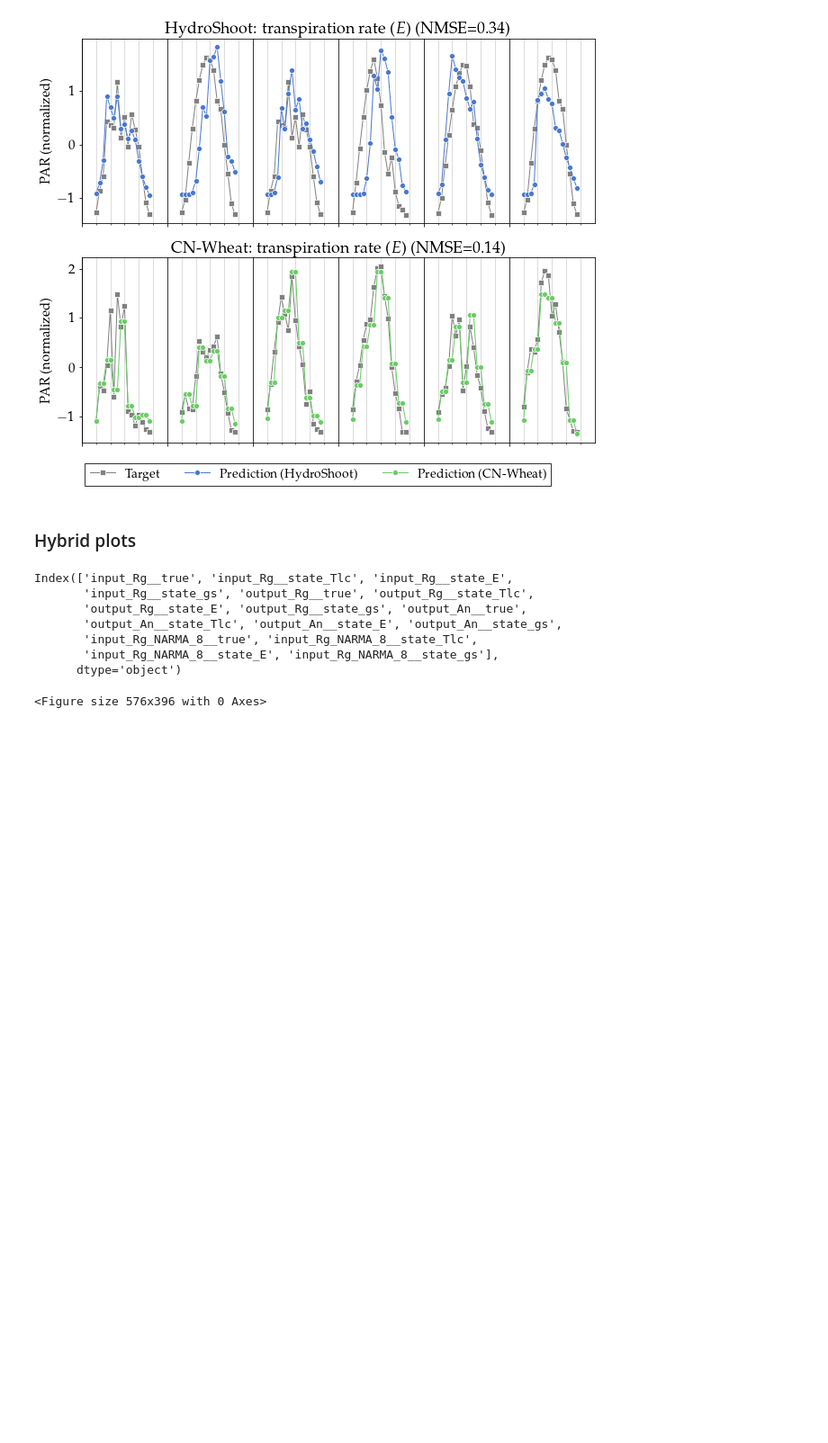
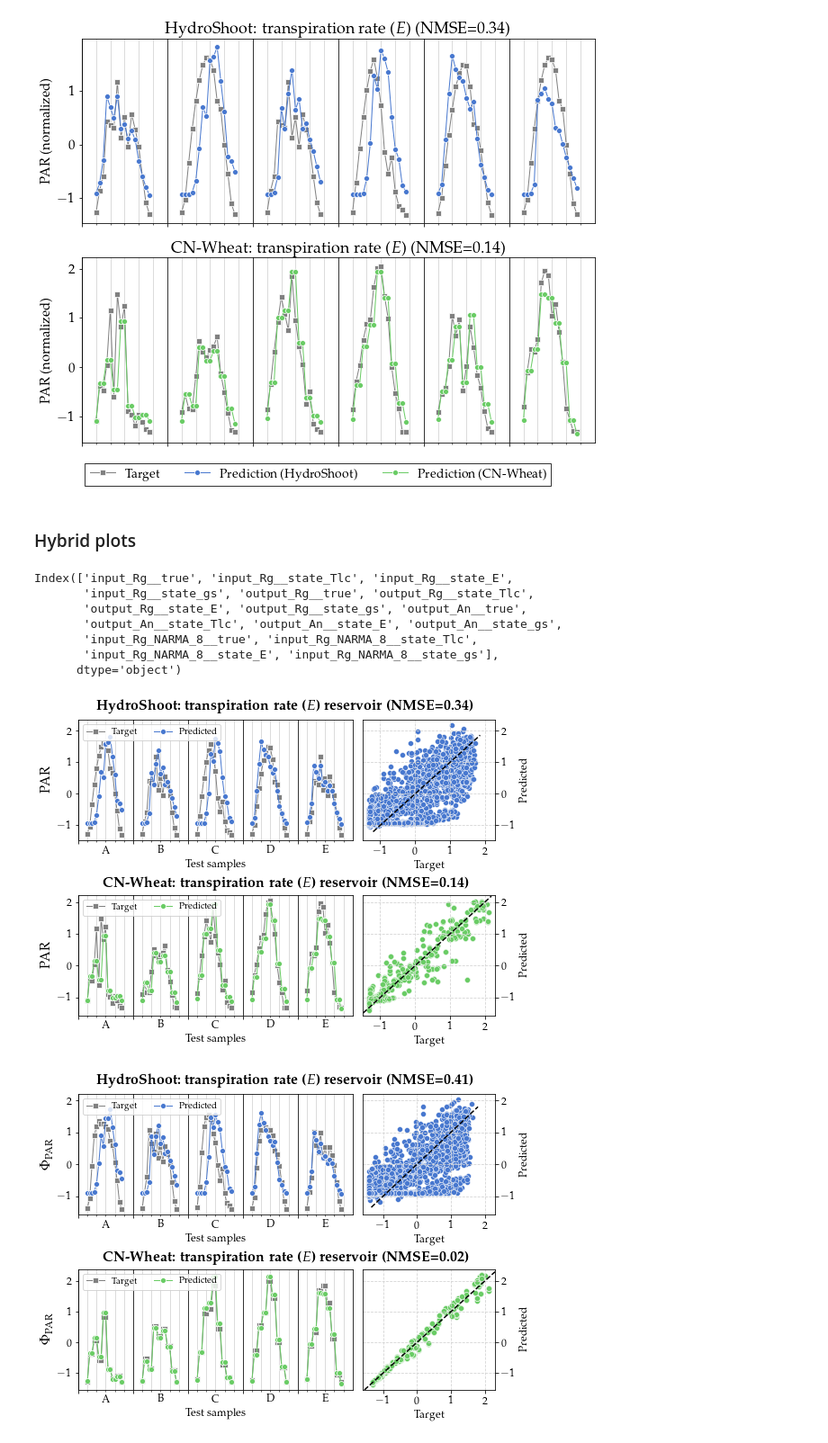
Before and after one commit to mcndt/thesis-plant-reservoir-computing, a Jupyter notebook: notebooks/regression_tests/Figures_Predictions_input_phys.ipynb, the cells around one changed output. Shown at 90% size. Saved outputs shown, nothing was run; the diff lists cells and outputs as text; code cells hidden in the pictures; blank space fills up the shorter version.

```diff
--- a/notebooks/regression_tests/Figures_Predictions_input_phys.ipynb
+++ b/notebooks/regression_tests/Figures_Predictions_input_phys.ipynb
@@ -344,7 +344,7 @@ for i_plot in range(3):
     ### Scatters ###
     def draw_scatter(ax, true_data, pred_data, color):
       sns.scatterplot(x=true_data, y=pred_data, color=color, ax=ax)
-      add_identity(ax, color='black', linestyle='solid', linewidth=0.8)
+      add_identity(ax, color='black', linestyle='dashed', linewidth=1.5)
       ax.set_xticks([-1, 0, 1, 2] if 'NARMA' not in cn_target else [-1, 0, 1, 2, 3])
       ax.set_yticks([-1, 0, 1, 2] if 'NARMA' not in cn_target else [-1, 0, 1, 2, 3])
       ax.grid(axis='both', color='lightgrey', linestyle='dashed')
@@ -380,34 +380,35 @@ for i_plot in range(3):
           sns.lineplot(x=plot_time, y=sample_true, color='grey', linewidth=1, ax=ax, marker='s', label='Target')
           sns.lineplot(x=plot_time, y=sample_pred, color=color, linewidth=1, ax=ax, marker='o', label='Predicted')
 
       # axes
       ax.legend(loc='upper left', ncol=2, fontsize=10)
       ax.xaxis.set_major_locator(FixedLocator(time[::sample_width]))
       ax.xaxis.set_minor_locator(FixedLocator(time[::4]))
       ax.xaxis.set_major_formatter(FixedFormatter(['' * len(time[::sample_width])]))
       xticklabels = ['', '', 'A', '', '', '', '', 'B', '', '', '', '', 'C', '', '', '', '', 'D', '', '', '', '', 'E', '', '']
       ax.xaxis.set_minor_formatter(FixedFormatter(xticklabels))
       ax.set_axisbelow(True)
       ax.grid(axis='x', color='black', linewidth=0.8, which='major')
       ax.grid(axis='x', color='lightgrey', linewidth=0.8, which='minor')
       ax.set_xlim(0, width)
       ax.set(ylabel=target_name)
       ax.set_xlabel('Test samples', fontsize=12)
       ax.tick_params(axis='both', which='both', labelsize=12)
 
 
     draw_predictions(ax0, hs_true, hs_res_pred, hs_color, hs_offset)
     draw_predictions(ax2, cn_true, cn_res_pred, cn_color, cn_offset)
 
 
     ### TITLES ###
     plt.figtext(0.5, 0.995, f"\\textbf{{HydroShoot: {res_name} (NMSE={hs_score:.2f})}}", va="center", ha="center", size=16)
     plt.figtext(0.5, 0.5, f"\\textbf{{CN-Wheat: {res_name} (NMSE={cn_score:.2f})}}", va="center", ha="center", size=16)
 
     plt.tight_layout()
     plt.subplots_adjust(wspace=0.08, hspace=0.45)
-    plt.savefig(f'regression_res_prediction__{cn_target}__{cn_res}.png', dpi=200, facecolor='white', bbox_inches='tight')
-    plt.clf()
-    # plt.show()
+    # plt.savefig(f'regression_res_prediction__{cn_target}__{cn_res}.png', dpi=200, facecolor='white', bbox_inches='tight')
+    # plt.clf()
+    plt.show()
 # %% [output]
-<Figure size 576x396 with 0 Axes>
+[figure, added]
+[figure, added]
```
Also changed, not shown: parts of 1 cell of this notebook, 5 other files.
